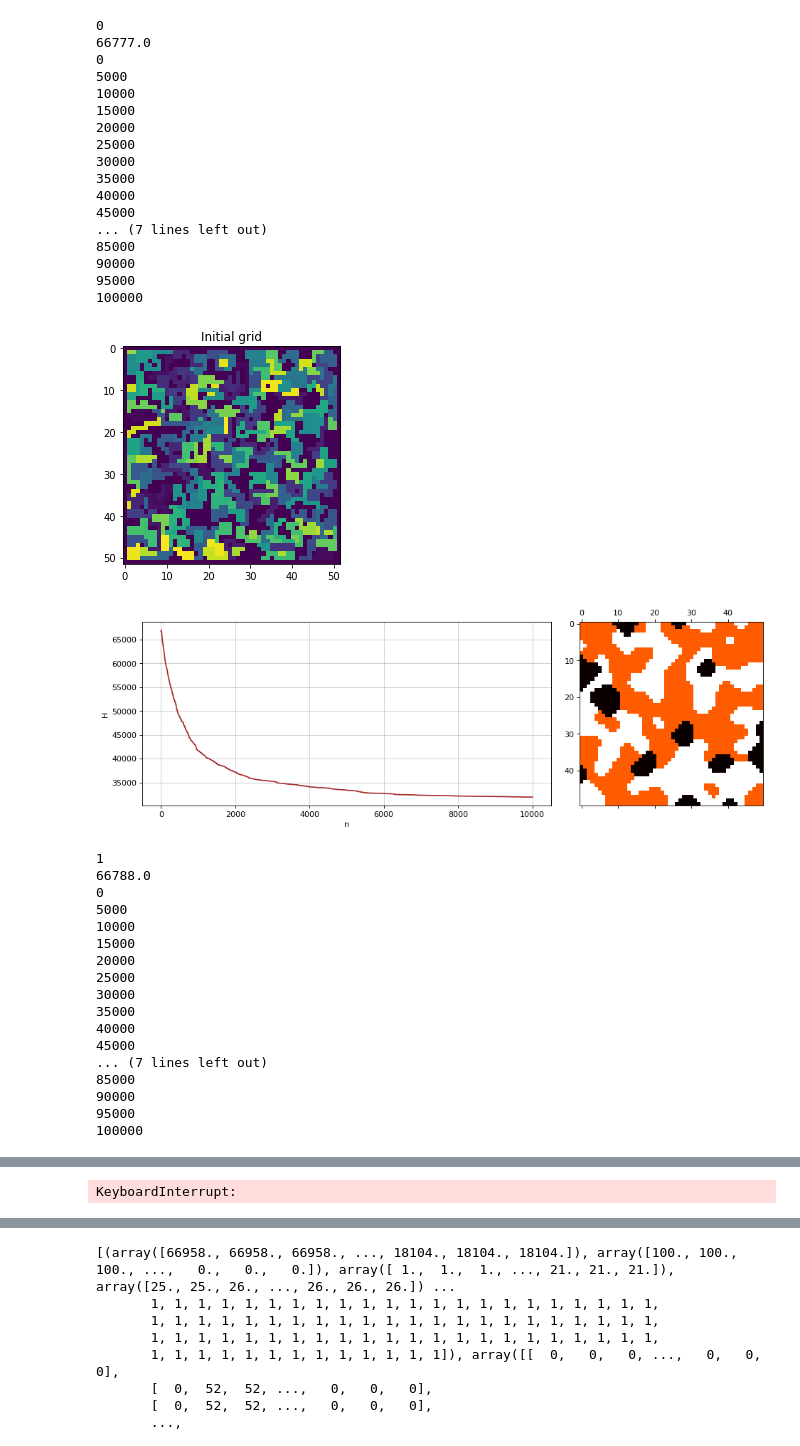
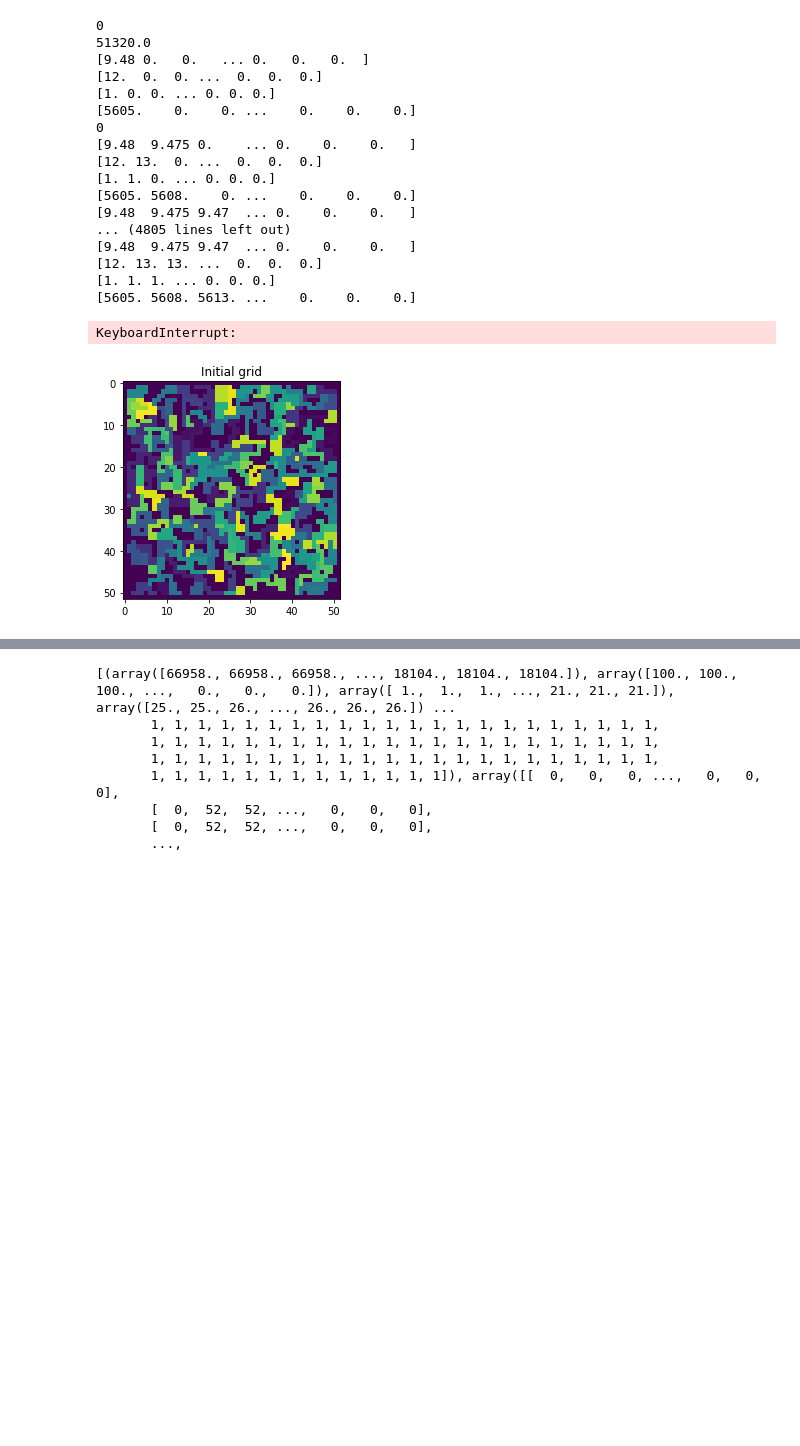
Before and after one commit to hensjiepensjie/computational-biology-4, a Jupyter notebook: cellular potts model.ipynb, the cells around one changed output, grey strips where cells are left out. Drawn from its saved outputs; the diff is of its cells as text; code cells hidden in the pictures; blank space fills up the shorter version.

```diff
--- a/cellular potts model.ipynb
+++ b/cellular potts model.ipynb
@@ -11,7 +11,7 @@ k = 1 # Boltzmann constant
 n_cell_id = 200 # Number of cells?
 n_types = 3 # Number of cell types
 N = 50 # Size of grid without surrounding medium
-n_steps = 100000 # Number of iterations
+n_steps = 200000 # Number of iterations
 J = np.zeros((n_types + 1, n_types + 1)) # Cell grid?
 lamb = 1 # something in Hvol, just a constant maybe
 At = [0,10,10] # List where each index is the equilibrium area of a cell type
@@ -20,14 +20,14 @@ J[0,0] = 0
 J[0,1] = 8
 J[0,2] = 8
 J[1,0] = 8
-J[1,1] = 2
-J[1,2] = 5
+J[1,1] = -1
+J[1,2] = 1
 J[2,0] = J[0,2]
 J[2,1] = J[1,2]
 J[2,2] = J[1,1]
 
 start_temp = 400
-temp_decay = .8
+temp_decay = .95
 # THIS SHOULD BE RANDOMIZED!!
 
 # converts cell ID to cell type; location represents cell ID, value represents cell type
@@ -174,7 +174,11 @@ def cellular_potts_model(J, At, lamb,start_temp, temp_decay):
             A_MIN[int(step/10)] = a_min
             A_MAX[int(step/10)] = a_max
             A_MEAN[int(step/10)] = a_mean
+            print(A_MEAN)
+            print(A_MAX)
+            print(A_MIN)
             BORD_LENGTH[int(step/10)] = border_length
+            print(BORD_LENGTH)
         # Choose random lattice side
         i,j = np.random.randint(1,N+1,2)
         # Choose random neighbour (Moore)
@@ -231,11 +235,11 @@ def get_hamiltonian(J, At, lamb, grid):
         a = np.count_nonzero(grid == i)
         if a:
             N_CELLS += 1
-        areas[i-1] = a
+            areas[i-1] = a
         H_vol += (a - At[id_to_type[i]])**2
     H_vol *= lamb
     H_bond, border_length = get_H_bond(J, grid, id_to_type)
-
+    #print(areas)
     return H_vol + H_bond, N_CELLS, np.min(areas), np.max(areas), np.mean(areas), border_length
 
 @njit(parallel = True)
@@ -295,52 +299,35 @@ def plot_potts_model(grid, id_to_type, H):
 # %%
-version = 4
+version = 5
 #H, N_CELLS, A_MIN, A_MAX, A_MEAN,BORD_LENGTH, id_to_type, init_grid,grid
-for i in range(10):
+for i in range(5):
     print(i)
     VALUES = cellular_potts_model(J, At, lamb,start_temp, temp_decay)
     np.save('H_V{}_{}.npy'.format(version,i),VALUES[0])
     np.save('N_CELLS_V{}_{}.npy'.format(version,i), VALUES[1])
     np.save('A_MIN_V{}_{}.npy'.format(version,i), VALUES[2])
     np.save('A_MAX_V{}_{}.npy'.format(version,i), VALUES[3])
     np.save('A_MEAN_V{}_{}.npy'.format(version,i), VALUES[4])
     np.save('BORD_LENGTH_V{}_{}.npy'.format(version,i), VALUES[5])
     np.save('ID_TO_TYPE_V{}_{}.npy'.format(version,i), VALUES[6])
     np.save('INIT_GRID_V{}_{}.npy'.format(version,i), VALUES[7])
     np.save('FINAL_GRID_V{}_{}.npy'.format(version,i), VALUES[8])
 # %% [output]
 0
-66777.0
+51320.0
+[9.48 0.   0.   ... 0.   0.   0.  ]
+[12.  0.  0. ...  0.  0.  0.]
+[1. 0. 0. ... 0. 0. 0.]
+[5605.    0.    0. ...    0.    0.    0.]
 0
-5000
-10000
-15000
-20000
-25000
-30000
-35000
-40000
-45000
-... (7 lines left out)
-85000
-90000
-95000
-100000
+[9.48  9.475 0.    ... 0.    0.    0.   ]
+[12. 13.  0. ...  0.  0.  0.]
+[1. 1. 0. ... 0. 0. 0.]
+[5605. 5608.    0. ...    0.    0.    0.]
+[9.48  9.475 9.47  ... 0.    0.    0.   ]
+... (4805 lines left out)
+[9.48  9.475 9.47  ... 0.    0.    0.   ]
+[12. 13. 13. ...  0.  0.  0.]
+[1. 1. 1. ... 0. 0. 0.]
+[5605. 5608. 5613. ...    0.    0.    0.]
+KeyboardInterrupt:
-[figure, old version]
+[figure, new version]
-[figure, removed]
-1
-66788.0
-0
-5000
-10000
-15000
-20000
-25000
-30000
-35000
-40000
-45000
-... (7 lines left out)
-85000
-90000
-95000
-100000
@@ -355 +333,0 @@ for i in range(10):
-KeyboardInterrupt:
```
Also changed, not shown: parts of 2 cells of this notebook, 38 other files.
